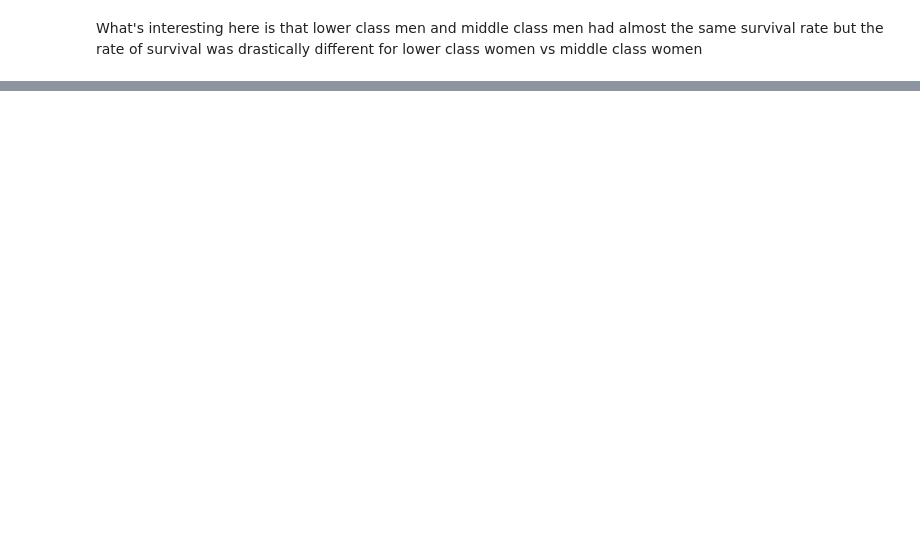
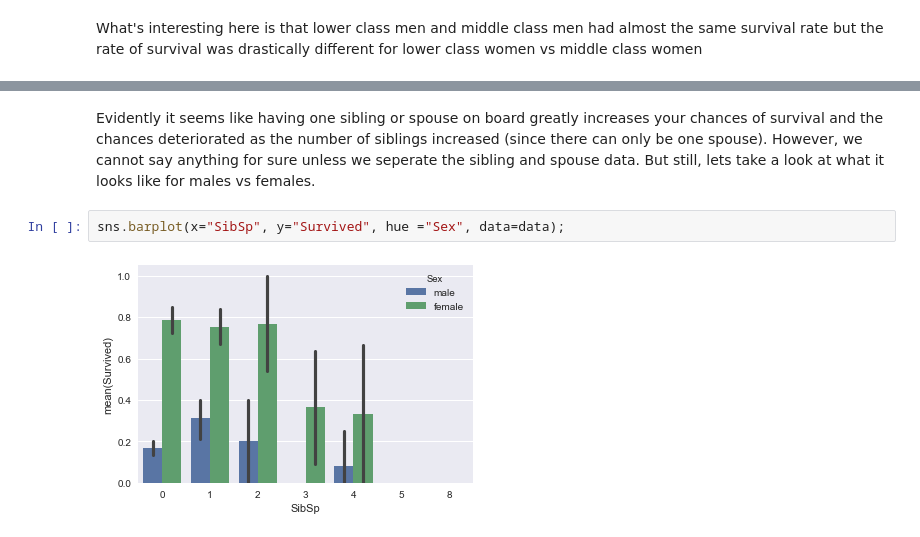
Before and after one commit to salarather/titanic-data-analysis, a Jupyter notebook: titanic-analysis.ipynb, the cells around one changed output, grey strips where cells are left out. Drawn from its saved outputs; the diff is of its cells as text; blank space fills up the shorter version.

```diff
--- a/titanic-analysis.ipynb
+++ b/titanic-analysis.ipynb
@@ -292,0 +336,6 @@ What's interesting here is that lower class men and middle class men had almost
+# %% [markdown]
+Evidently it seems like having one sibling or spouse on board greatly increases your chances of survival and the chances deteriorated as the number of siblings increased (since there can only be one spouse). However, we cannot say anything for sure unless we seperate the sibling and spouse data. But still, lets take a look at what it looks like for males vs females.
+# %%
+sns.barplot(x="SibSp", y="Survived", hue ="Sex", data=data);
+# %% [output]
+[figure, added]
```
Also changed, not shown: parts of 32 cells of this notebook, 1 other file.
